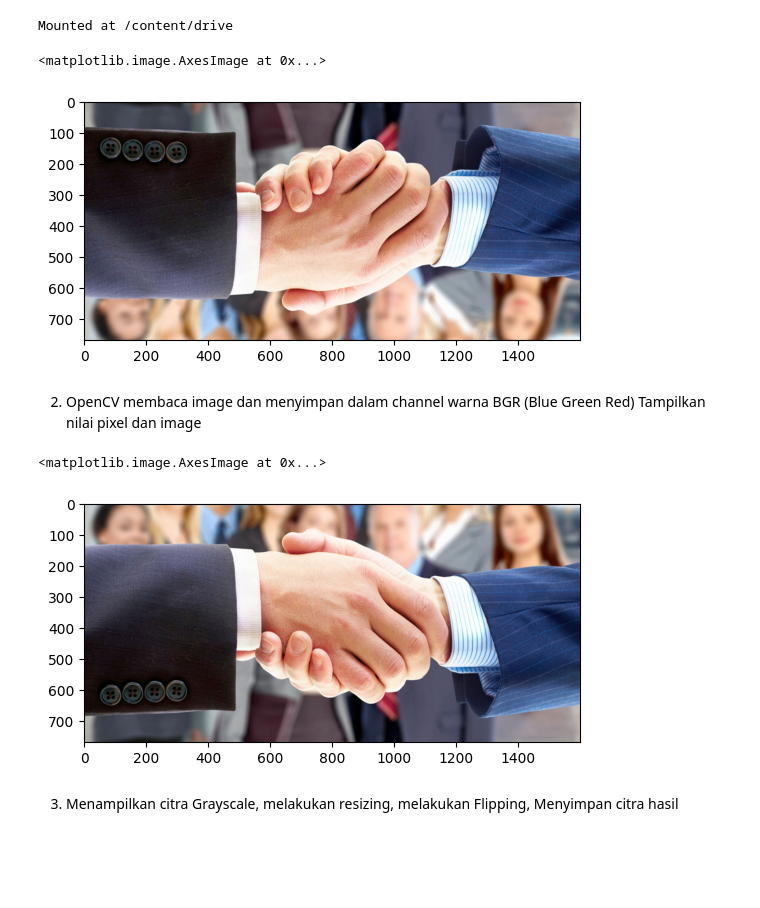
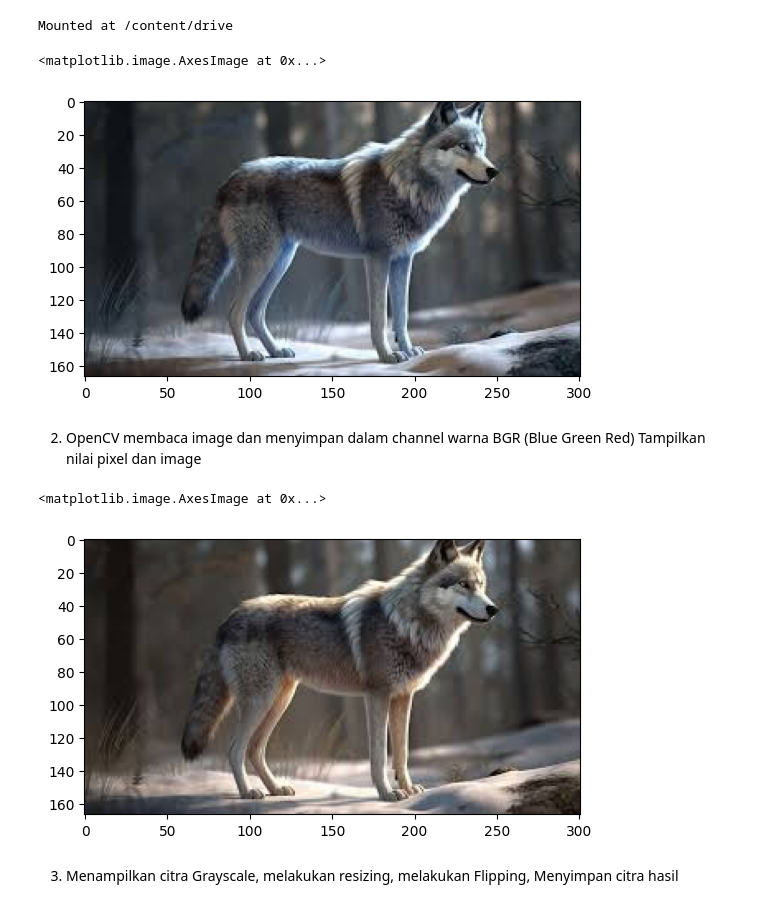
Before and after one commit to Ratnasari124/PCVK_RATNASARI_2024, a Jupyter notebook: week2.ipynb, the cells around one changed output. Cells and saved outputs as stored; diff of their text form; code cells hidden in the pictures; blank space fills up the shorter version.

```diff
--- a/week2.ipynb
+++ b/week2.ipynb
@@ -23,14 +23,14 @@ Mounted at /content/drive
 # %%
 import cv2 as cv
 from google.colab.patches import cv2_imshow
 from skimage import io
 import matplotlib.pyplot as plt
 import numpy as np
-img = cv.imread('/content/drive/MyDrive/tugas pwl ratna/background_customers.jpg')
+img = cv.imread('/content/drive/MyDrive/ratna/serigala.jpeg')
 plt.imshow(img)
 # %% [output]
 <matplotlib.image.AxesImage at 0x...>
-[figure, old version]
+[figure, new version]
 # %% [markdown]
 2. OpenCV membaca image dan menyimpan dalam channel warna BGR (Blue Green Red)
 Tampilkan nilai pixel dan image
@@ -40,7 +40,7 @@ img3 = cv.cvtColor(img, cv.COLOR_BGR2RGB) #konversi channel BGR -> RGB
 plt.imshow(img3)
 # %% [output]
 <matplotlib.image.AxesImage at 0x...>
-[figure, old version]
+[figure, new version]
 # %% [markdown]
 3. Menampilkan citra Grayscale, melakukan resizing, melakukan Flipping, Menyimpan
 citra hasil
```
Also changed, not shown: parts of 8 cells of this notebook.
